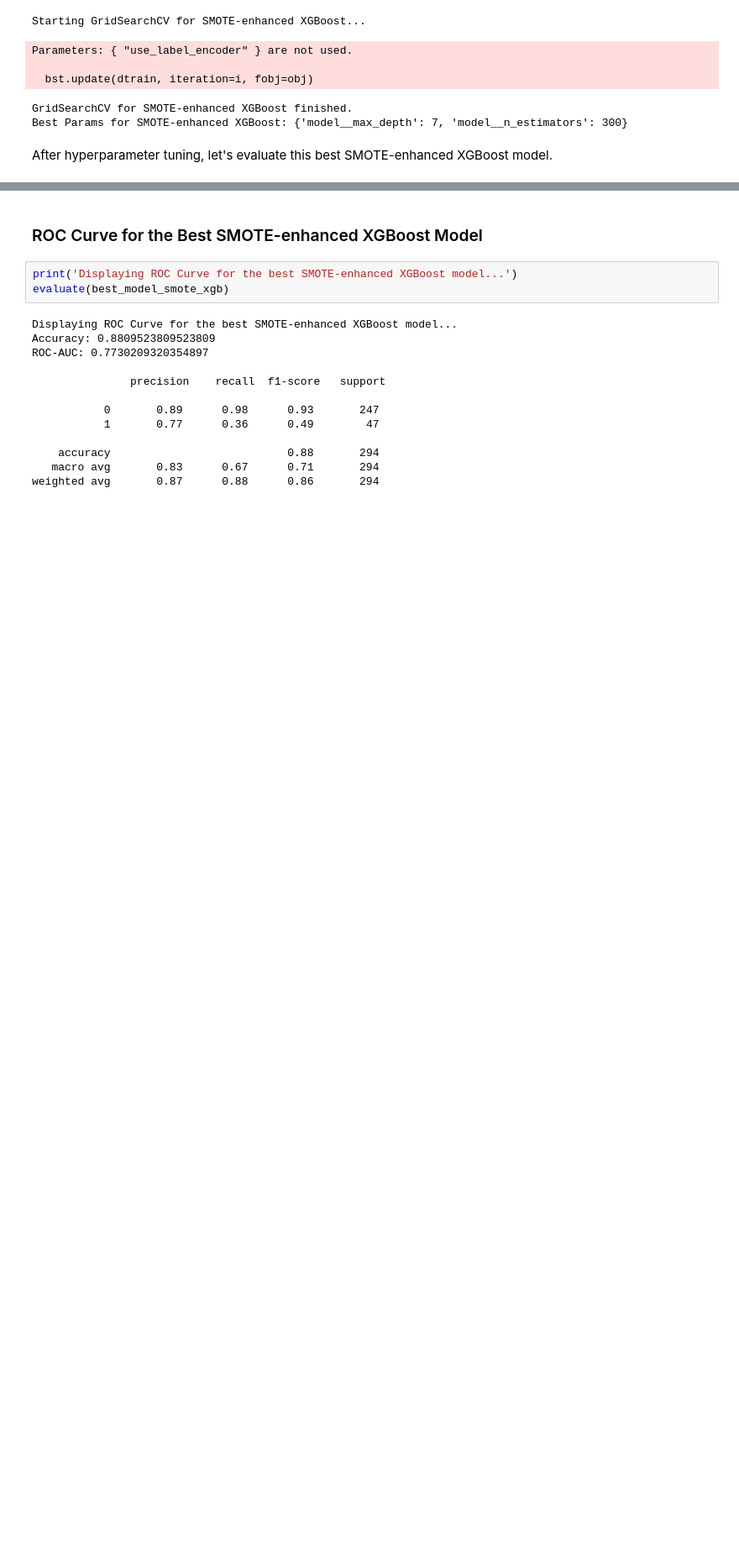
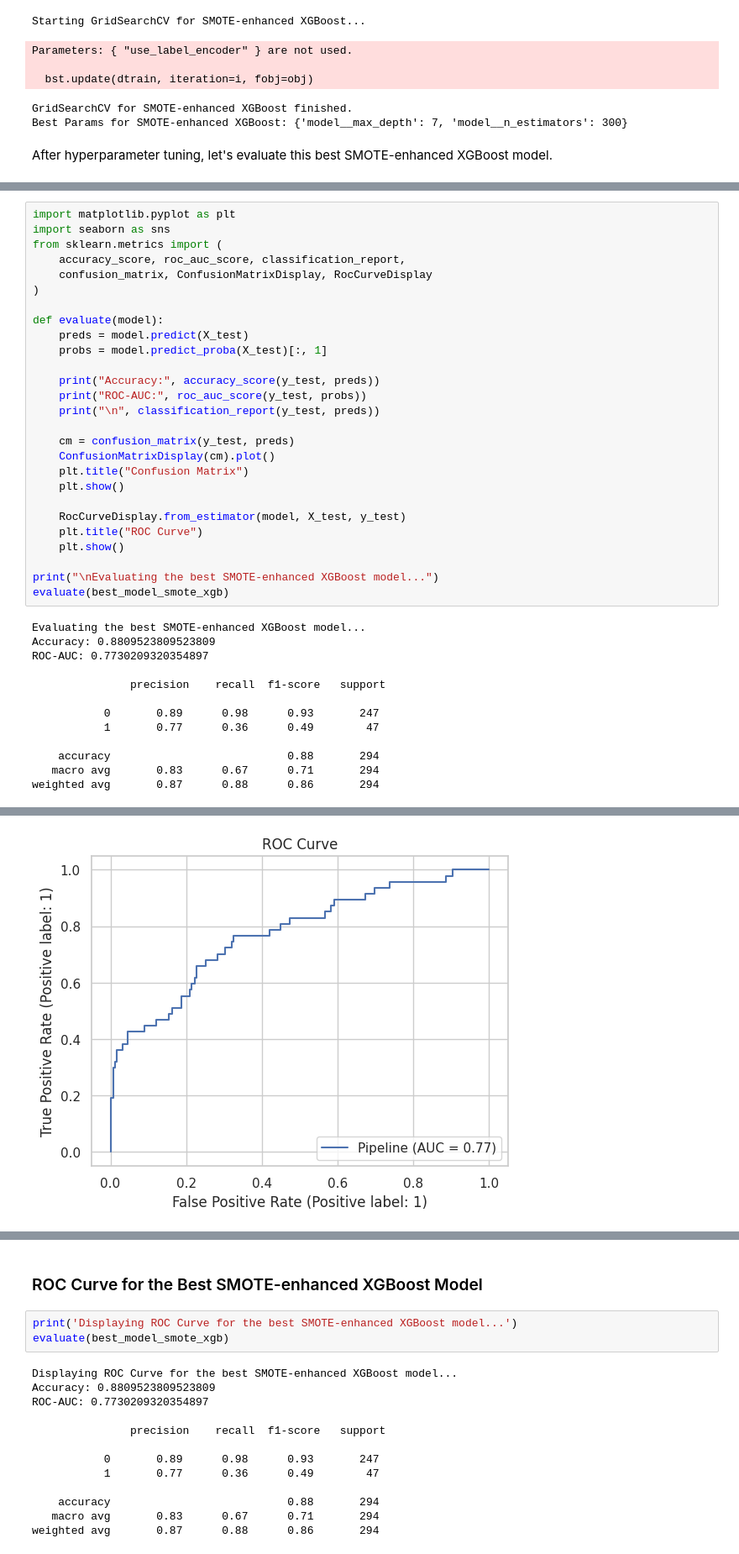
Before and after one commit to Muradamen/Employee-Attrition-Risk-Analysis, a Jupyter notebook: IBM_HR_Attrition_Final_Production.ipynb, the cells around one changed output, grey strips where cells are left out. Shown at 84% size. Cells and saved outputs as stored; diff of their text form; blank space fills up the shorter version.

```diff
--- a/IBM_HR_Attrition_Final_Production.ipynb
+++ b/IBM_HR_Attrition_Final_Production.ipynb
@@ -373,0 +375,40 @@ weighted avg       0.87      0.88      0.86       294
+# %%
+import matplotlib.pyplot as plt
+import seaborn as sns
+from sklearn.metrics import (
+    accuracy_score, roc_auc_score, classification_report,
+    confusion_matrix, ConfusionMatrixDisplay, RocCurveDisplay
+)
+
+def evaluate(model):
+    preds = model.predict(X_test)
+    probs = model.predict_proba(X_test)[:, 1]
+
+    print("Accuracy:", accuracy_score(y_test, preds))
+    print("ROC-AUC:", roc_auc_score(y_test, probs))
+    print("\n", classification_report(y_test, preds))
+
+    cm = confusion_matrix(y_test, preds)
+    ConfusionMatrixDisplay(cm).plot()
+    plt.title("Confusion Matrix")
+    plt.show()
+
+    RocCurveDisplay.from_estimator(model, X_test, y_test)
+    plt.title("ROC Curve")
+    plt.show()
+
+print("\nEvaluating the best SMOTE-enhanced XGBoost model...")
+evaluate(best_model_smote_xgb)
+# %% [output]
+Evaluating the best SMOTE-enhanced XGBoost model...
+Accuracy: 0.8809523809523809
+ROC-AUC: 0.7730209320354897
+
+               precision    recall  f1-score   support
+
+           0       0.89      0.98      0.93       247
+           1       0.77      0.36      0.49        47
+
+    accuracy                           0.88       294
+   macro avg       0.83      0.67      0.71       294
+weighted avg       0.87      0.88      0.86       294
@@ -374,3 +416,4 @@ weighted avg       0.87      0.88      0.86       294
+[figure, added]
 # %%
 print("\nEvaluating the best SMOTE-enhanced XGBoost model...")
 evaluate(best_model_smote_xgb)
```
Also changed, not shown: parts of 17 cells of this notebook, 1 other file.
